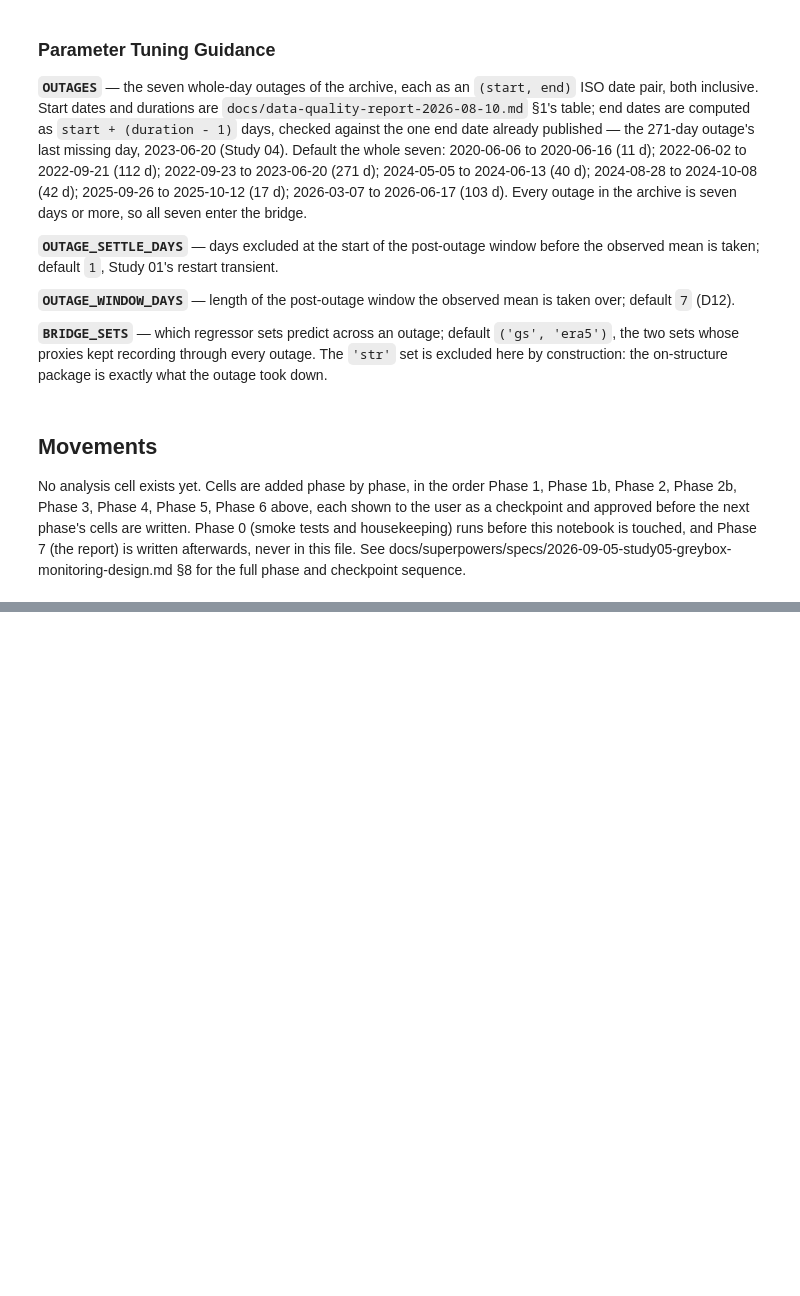
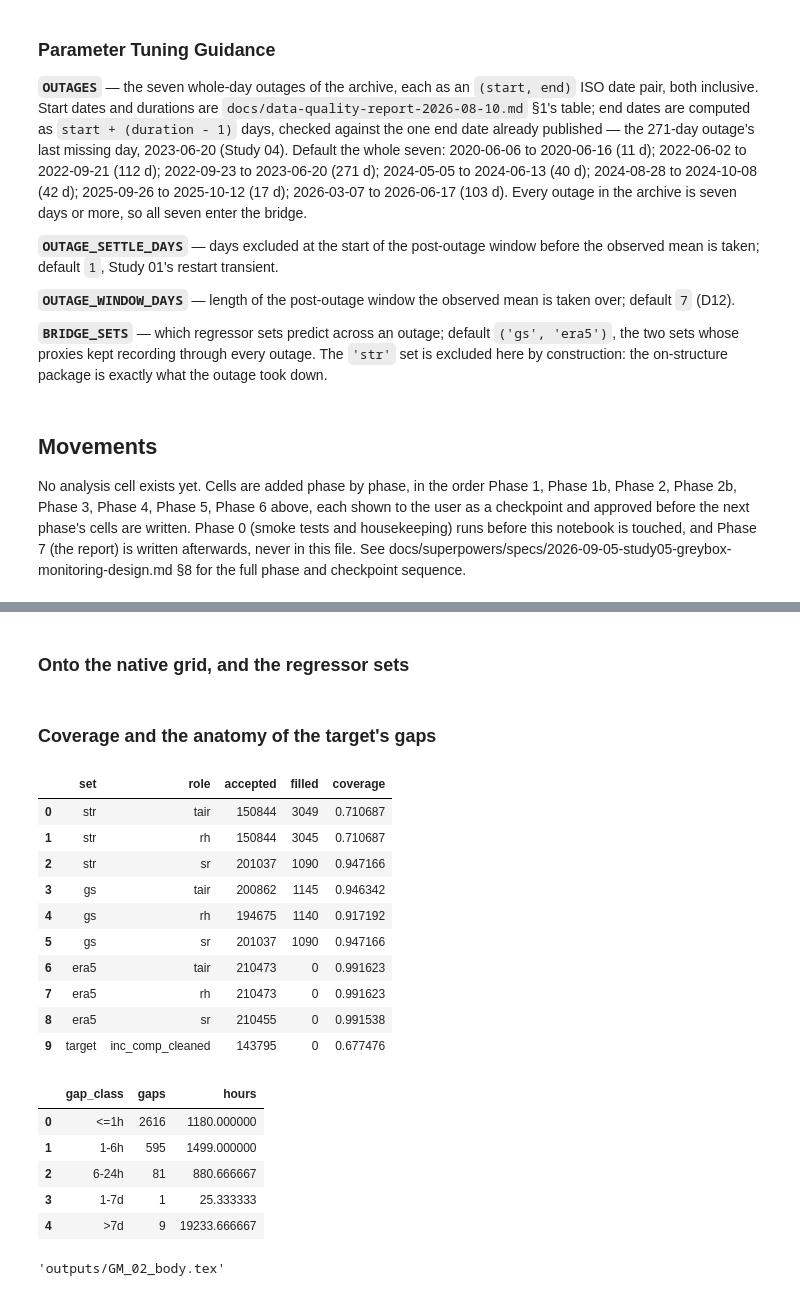
Before and after one commit to eugeniomoreira-iaud/neuralprophet-shm, a Jupyter notebook: studies/05_greybox_monitoring/greybox_monitoring_study.ipynb, the cells around one changed output, grey strips where cells are left out. Cells and saved outputs as stored; diff of their text form; code cells hidden in the pictures; blank space fills up the shorter version.

```diff
--- a/studies/05_greybox_monitoring/greybox_monitoring_study.ipynb
+++ b/studies/05_greybox_monitoring/greybox_monitoring_study.ipynb
@@ -568,0 +653,2 @@ for the full phase and checkpoint sequence.
+# %% [markdown]
+### Onto the native grid, and the regressor sets
@@ -568,0 +667,39 @@ for the full phase and checkpoint sequence.
+# %% [markdown]
+### Coverage and the anatomy of the target's gaps
+# %%
+coverage = proxies.regressor_set_coverage(sets, frame['y'], TARGET_COLUMN)
+display(coverage)
+coverage.to_csv(OUTPUT_DIR / 'GM_01_window_coverage.csv', index=False)
+tables.write_table(coverage, str(OUTPUT_DIR / 'GM_01_body.tex'),
+                   [('set', tables.texttt), ('role', tables.texttt),
+                    ('accepted', ',d'), ('filled', ',d'),
+                    ('coverage', tables.percent)])
+
+gaps = prediction.gap_inventory(frame['y'], freq=NATIVE_FREQ)
+gap_classes = (gaps.groupby('gap_class', sort=False)
+               .agg(gaps=('n_slots', 'size'), hours=('duration_h', 'sum'))
+               .reset_index())
+display(gap_classes)
+gaps.to_csv(OUTPUT_DIR / 'GM_02_gap_inventory.csv', index=False)
+tables.write_table(gap_classes, str(OUTPUT_DIR / 'GM_02_body.tex'),
+                   [('gap_class', tables.texttt), ('gaps', ',d'),
+                    ('hours', ',.0f')])
+# %% [output]
+|  | set | role | accepted | filled | coverage |
+| 0 | str | tair | 150844 | 3049 | 0.710687 |
+| 1 | str | rh | 150844 | 3045 | 0.710687 |
+| 2 | str | sr | 201037 | 1090 | 0.947166 |
+| 3 | gs | tair | 200862 | 1145 | 0.946342 |
+| 4 | gs | rh | 194675 | 1140 | 0.917192 |
+| 5 | gs | sr | 201037 | 1090 | 0.947166 |
+| 6 | era5 | tair | 210473 | 0 | 0.991623 |
+| 7 | era5 | rh | 210473 | 0 | 0.991623 |
+| 8 | era5 | sr | 210455 | 0 | 0.991538 |
+| 9 | target | inc_comp_cleaned | 143795 | 0 | 0.677476 |
+|  | gap_class | gaps | hours |
+| 0 | <=1h | 2616 | 1180.000000 |
+| 1 | 1-6h | 595 | 1499.000000 |
+| 2 | 6-24h | 81 | 880.666667 |
+| 3 | 1-7d | 1 | 25.333333 |
+| 4 | >7d | 9 | 19233.666667 |
+'outputs/GM_02_body.tex'
```
Also changed, not shown: parts of 10 cells of this notebook, 5 other files.
